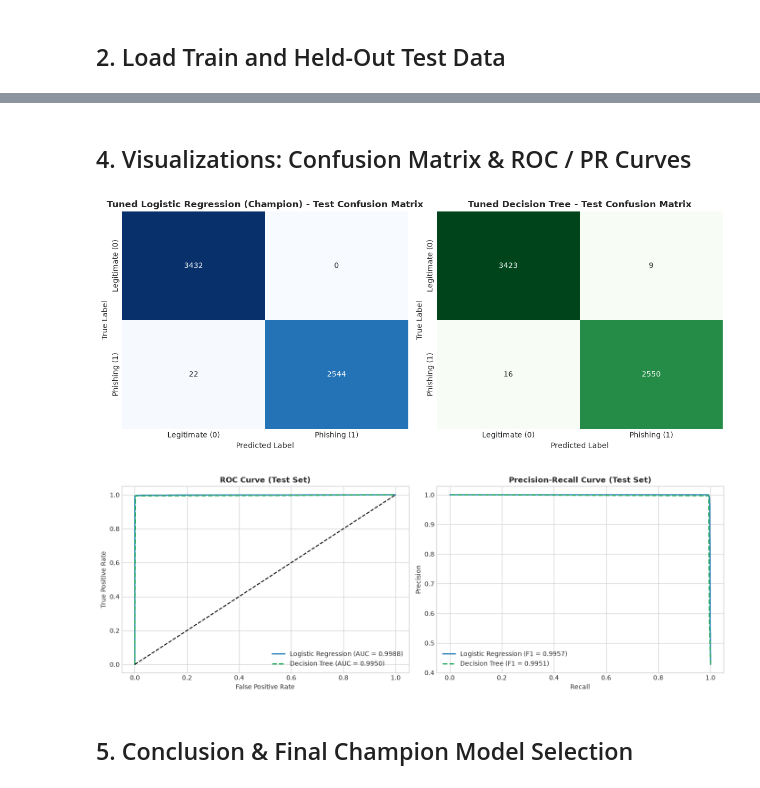
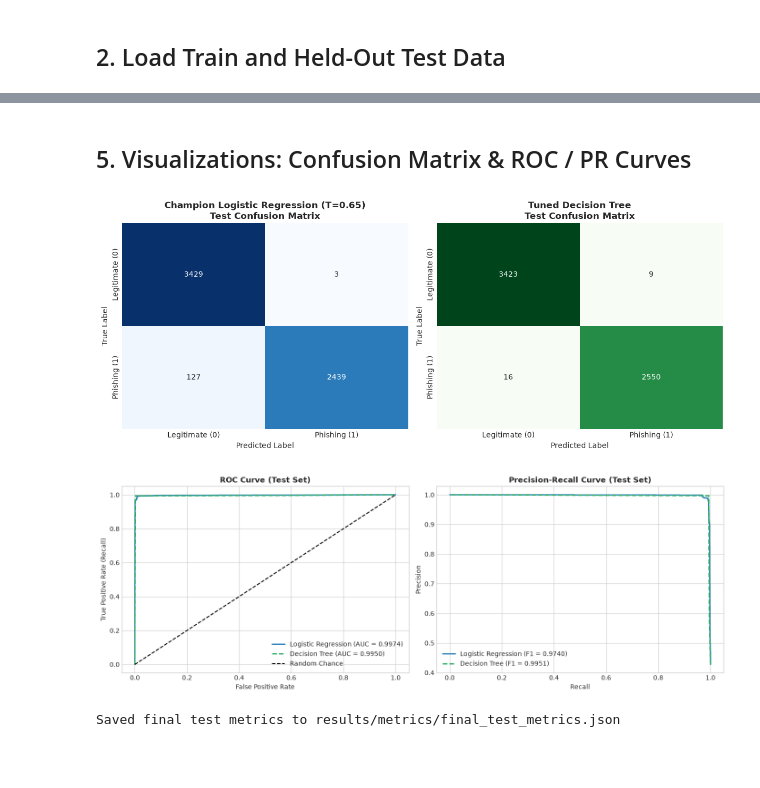
Before and after one commit to Urvi-Ladhani/PhishGuard, a Jupyter notebook: notebooks/07_model_comparison_and_test_eval.ipynb, the cells around one changed output, grey strips where cells are left out. Drawn from its saved outputs; the diff is of its cells as text; code cells hidden in the pictures; blank space fills up the shorter version.

```diff
--- a/notebooks/07_model_comparison_and_test_eval.ipynb
+++ b/notebooks/07_model_comparison_and_test_eval.ipynb
@@ -57,10 +59,11 @@ Locked Held-Out Test set: 5998 samples
 # %%
 preprocessor = get_feature_preprocessor(FS_URL_NUMERIC, FS_URL_BINARY)
 
-# 1. Champion Model: Tuned Logistic Regression
+# 1. Champion Model: Regularized Logistic Regression (C=0.01, Calibrated Threshold = 0.65)
+DECISION_THRESHOLD = 0.65
 lr_pipeline = Pipeline([
     ('preprocessor', preprocessor),
-    ('model', LogisticRegression(random_state=RANDOM_STATE, max_iter=1000, C=100.0, class_weight='balanced', solver='lbfgs'))
+    ('model', LogisticRegression(random_state=RANDOM_STATE, max_iter=1000, C=0.01, class_weight=None, solver='lbfgs'))
 ])
 lr_pipeline.fit(X_train, y_train)
 
@@ -72,15 +75,18 @@ dt_pipeline = Pipeline([
 dt_pipeline.fit(X_train, y_train)
 
 # Predict on test set
-y_pred_lr = lr_pipeline.predict(X_test)
 y_prob_lr = lr_pipeline.predict_proba(X_test)[:, 1]
+y_pred_lr = (y_prob_lr >= DECISION_THRESHOLD).astype(int)
 
+y_prob_dt = dt_pipeline.predict_proba(X_test)[:, 1]
 y_pred_dt = dt_pipeline.predict(X_test)
-y_prob_dt = dt_pipeline.predict_proba(X_test)[:, 1]
 
 # Metrics Summary Table
 metrics_data = {
-    'Model': ['Tuned Logistic Regression (Champion)', 'Tuned Decision Tree (Challenger)'],
+    'Model': [
+        'Regularized Logistic Regression (Champion, T=0.65)',
+        'Tuned Decision Tree (Challenger, T=0.50)'
+    ],
     'Accuracy': [accuracy_score(y_test, y_pred_lr), accuracy_score(y_test, y_pred_dt)],
     'Precision': [precision_score(y_test, y_pred_lr), precision_score(y_test, y_pred_dt)],
     'Recall': [recall_score(y_test, y_pred_lr), recall_score(y_test, y_pred_dt)],
@@ -99,5 +141,5 @@ Tuned Logistic Regression (Champion)  0.996332   1.000000 0.991426  0.995695 0.9
 # %% [markdown]
-## 4. Visualizations: Confusion Matrix & ROC / PR Curves
+## 5. Visualizations: Confusion Matrix & ROC / PR Curves
 # %%
 # 1. Confusion Matrices
 fig, axes = plt.subplots(1, 2, figsize=(12, 5))
@@ -107,14 +149,14 @@ cm_dt = confusion_matrix(y_test, y_pred_dt)
 sns.heatmap(cm_lr, annot=True, fmt='d', cmap='Blues', ax=axes[0], cbar=False,
             xticklabels=['Legitimate (0)', 'Phishing (1)'],
             yticklabels=['Legitimate (0)', 'Phishing (1)'])
-axes[0].set_title('Tuned Logistic Regression (Champion) - Test Confusion Matrix', fontweight='bold')
+axes[0].set_title(f'Champion Logistic Regression (T={DECISION_THRESHOLD})\nTest Confusion Matrix', fontweight='bold')
 axes[0].set_ylabel('True Label')
 axes[0].set_xlabel('Predicted Label')
 
 sns.heatmap(cm_dt, annot=True, fmt='d', cmap='Greens', ax=axes[1], cbar=False,
             xticklabels=['Legitimate (0)', 'Phishing (1)'],
             yticklabels=['Legitimate (0)', 'Phishing (1)'])
-axes[1].set_title('Tuned Decision Tree - Test Confusion Matrix', fontweight='bold')
+axes[1].set_title('Tuned Decision Tree\nTest Confusion Matrix', fontweight='bold')
 axes[1].set_ylabel('True Label')
 axes[1].set_xlabel('Predicted Label')
 
@@ -122,36 +164,61 @@ plt.tight_layout()
 FIGURES_DIR.mkdir(parents=True, exist_ok=True)
 plt.savefig(FIGURES_DIR / 'confusion_matrix.png', dpi=300)
 plt.show()
 
 # 2. ROC & PR Curves
 fig, (ax1, ax2) = plt.subplots(1, 2, figsize=(14, 5))
 
 fpr_lr, tpr_lr, _ = roc_curve(y_test, y_prob_lr)
 fpr_dt, tpr_dt, _ = roc_curve(y_test, y_prob_dt)
 
 ax1.plot(fpr_lr, tpr_lr, label=f'Logistic Regression (AUC = {roc_auc_score(y_test, y_prob_lr):.4f})', color='#2980b9', lw=2)
 ax1.plot(fpr_dt, tpr_dt, label=f'Decision Tree (AUC = {roc_auc_score(y_test, y_prob_dt):.4f})', color='#27ae60', lw=2, linestyle='--')
-ax1.plot([0, 1], [0, 1], 'k--')
+ax1.plot([0, 1], [0, 1], 'k--', label='Random Chance')
 ax1.set_xlabel('False Positive Rate')
-ax1.set_ylabel('True Positive Rate')
+ax1.set_ylabel('True Positive Rate (Recall)')
 ax1.set_title('ROC Curve (Test Set)', fontweight='bold')
 ax1.legend(loc='lower right')
 
 prec_lr, rec_lr, _ = precision_recall_curve(y_test, y_prob_lr)
 prec_dt, rec_dt, _ = precision_recall_curve(y_test, y_prob_dt)
 
 ax2.plot(rec_lr, prec_lr, label=f'Logistic Regression (F1 = {f1_score(y_test, y_pred_lr):.4f})', color='#2980b9', lw=2)
 ax2.plot(rec_dt, prec_dt, label=f'Decision Tree (F1 = {f1_score(y_test, y_pred_dt):.4f})', color='#27ae60', lw=2, linestyle='--')
 ax2.set_xlabel('Recall')
 ax2.set_ylabel('Precision')
 ax2.set_title('Precision-Recall Curve (Test Set)', fontweight='bold')
 ax2.legend(loc='lower left')
 
 plt.tight_layout()
 plt.savefig(FIGURES_DIR / 'roc_curve.png', dpi=300)
+plt.savefig(FIGURES_DIR / 'precision_recall_curve.png', dpi=300)
 plt.show()
+
+# Serialize final test metrics
+final_payload = {
+    'champion_model': 'Regularized Logistic Regression',
+    'test_samples': len(X_test),
+    'decision_threshold': DECISION_THRESHOLD,
+    'logistic_regression_test_metrics': {
+        'accuracy': float(accuracy_score(y_test, y_pred_lr)),
+        'precision': float(precision_score(y_test, y_pred_lr)),
+        'recall': float(recall_score(y_test, y_pred_lr)),
+        'f1': float(f1_score(y_test, y_pred_lr)),
+        'roc_auc': float(roc_auc_score(y_test, y_prob_lr))
+    },
+    'decision_tree_test_metrics': {
+        'accuracy': float(accuracy_score(y_test, y_pred_dt)),
+        'precision': float(precision_score(y_test, y_pred_dt)),
+        'recall': float(recall_score(y_test, y_pred_dt)),
+        'f1': float(f1_score(y_test, y_pred_dt)),
+        'roc_auc': float(roc_auc_score(y_test, y_prob_dt))
+    }
+}
+METRICS_DIR.mkdir(parents=True, exist_ok=True)
+with open(METRICS_DIR / 'final_test_metrics.json', 'w') as f:
+    json.dump(final_payload, f, indent=2)
+print("Saved final test metrics to results/metrics/final_test_metrics.json")
 # %% [output]
-[figure, old version]
+[figure, new version]
-[figure, old version]
+[figure, new version]
+Saved final test metrics to results/metrics/final_test_metrics.json
-# %% [markdown]
-## 5. Conclusion & Final Champion Model Selection
```
Also changed, not shown: parts of 8 cells of this notebook, 30 other files.
